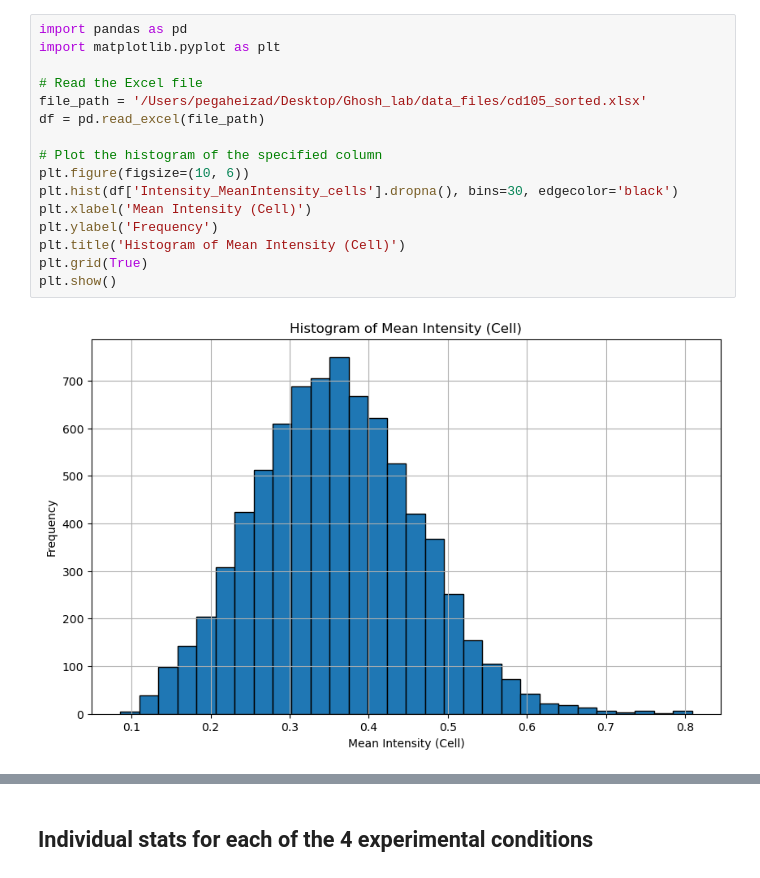
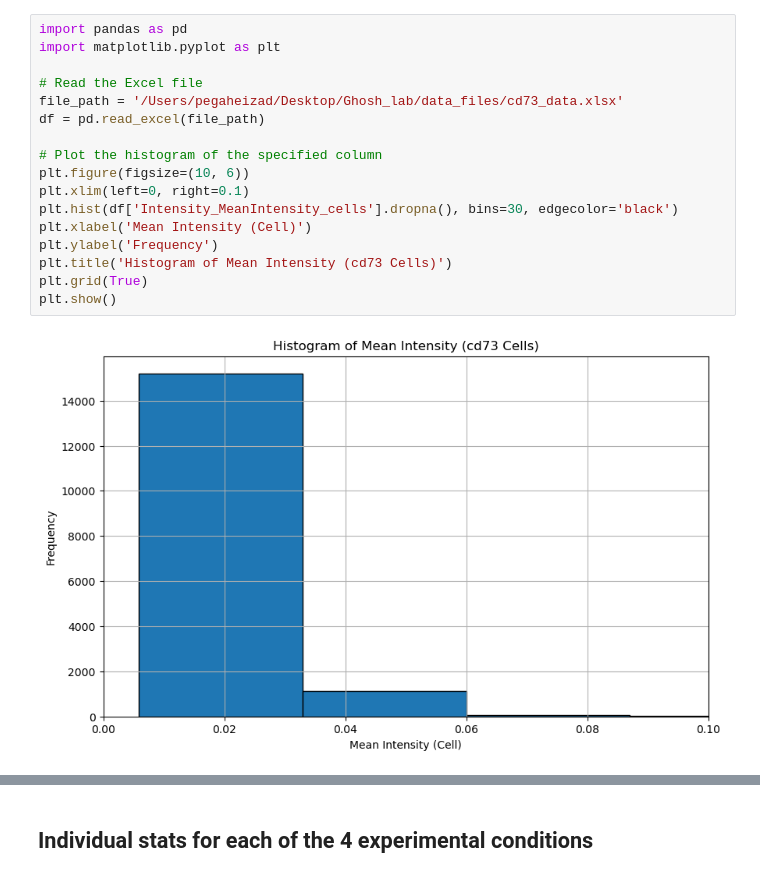
Before and after one commit to GhoshLabEng/Pegah_ML_Stemness_Predictor_Project, a Jupyter notebook: intensity_histogram.ipynb, the cells around one changed output, grey strips where cells are left out. Drawn from its saved outputs; the diff is of its cells as text.

Commit message:
changing code so intensity data comes from cd73 data

```diff
--- a/intensity_histogram.ipynb
+++ b/intensity_histogram.ipynb
@@ -1,18 +1,19 @@
 # %%
 import pandas as pd
 import matplotlib.pyplot as plt
 
 # Read the Excel file
-file_path = '/Users/pegaheizad/Desktop/Ghosh_lab/data_files/cd105_sorted.xlsx'
+file_path = '/Users/pegaheizad/Desktop/Ghosh_lab/data_files/cd73_data.xlsx'
 df = pd.read_excel(file_path)
 
 # Plot the histogram of the specified column
 plt.figure(figsize=(10, 6))
+plt.xlim(left=0, right=0.1)
 plt.hist(df['Intensity_MeanIntensity_cells'].dropna(), bins=30, edgecolor='black')
 plt.xlabel('Mean Intensity (Cell)')
 plt.ylabel('Frequency')
-plt.title('Histogram of Mean Intensity (Cell)')
+plt.title('Histogram of Mean Intensity (cd73 Cells)')
 plt.grid(True)
 plt.show()
 # %% [output]
-[figure, old version]
+[figure, new version]
```
Also changed, not shown: parts of 10 cells of this notebook, 2 other files.
